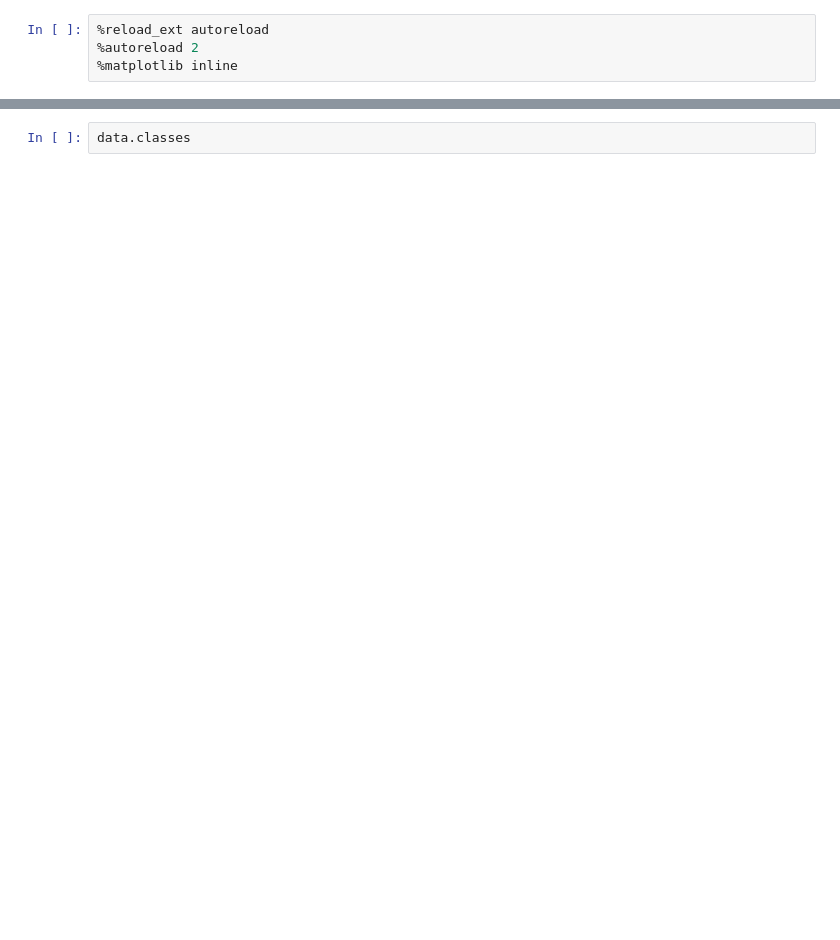
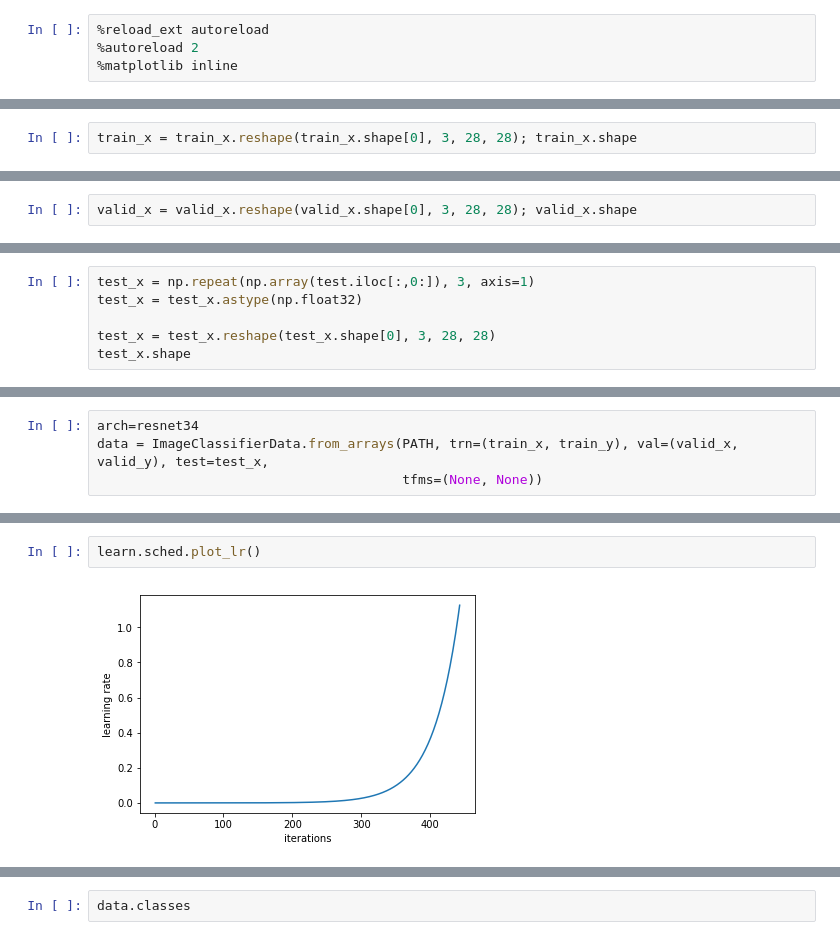
Before and after one commit to kugmax/fastai_learn, a Jupyter notebook: Digit Recognizer (MNIST).ipynb, the cells around one changed output, grey strips where cells are left out. Saved outputs shown, nothing was run; the diff lists cells and outputs as text; blank space fills up the shorter version.

```diff
--- a/Digit Recognizer (MNIST).ipynb
+++ b/Digit Recognizer (MNIST).ipynb
@@ -74,0 +60,2 @@ ValueError: not enough values to unpack (expected at least 2, got 1)
+# %%
+train_x = train_x.reshape(train_x.shape[0], 3, 28, 28); train_x.shape
@@ -74,0 +64,2 @@ ValueError: not enough values to unpack (expected at least 2, got 1)
+# %%
+valid_x = valid_x.reshape(valid_x.shape[0], 3, 28, 28); valid_x.shape
@@ -74,0 +68,6 @@ ValueError: not enough values to unpack (expected at least 2, got 1)
+# %%
+test_x = np.repeat(np.array(test.iloc[:,0:]), 3, axis=1)
+test_x = test_x.astype(np.float32)
+
+test_x = test_x.reshape(test_x.shape[0], 3, 28, 28)
+test_x.shape
@@ -74,0 +76,4 @@ ValueError: not enough values to unpack (expected at least 2, got 1)
+# %%
+arch=resnet34
+data = ImageClassifierData.from_arrays(PATH, trn=(train_x, train_y), val=(valid_x, valid_y), test=test_x,
+                                       tfms=(None, None))
@@ -74,0 +86,4 @@ ValueError: not enough values to unpack (expected at least 2, got 1)
+# %%
+learn.sched.plot_lr()
+# %% [output]
+[figure, added]
```
Also changed, not shown: parts of 49 cells of this notebook.
